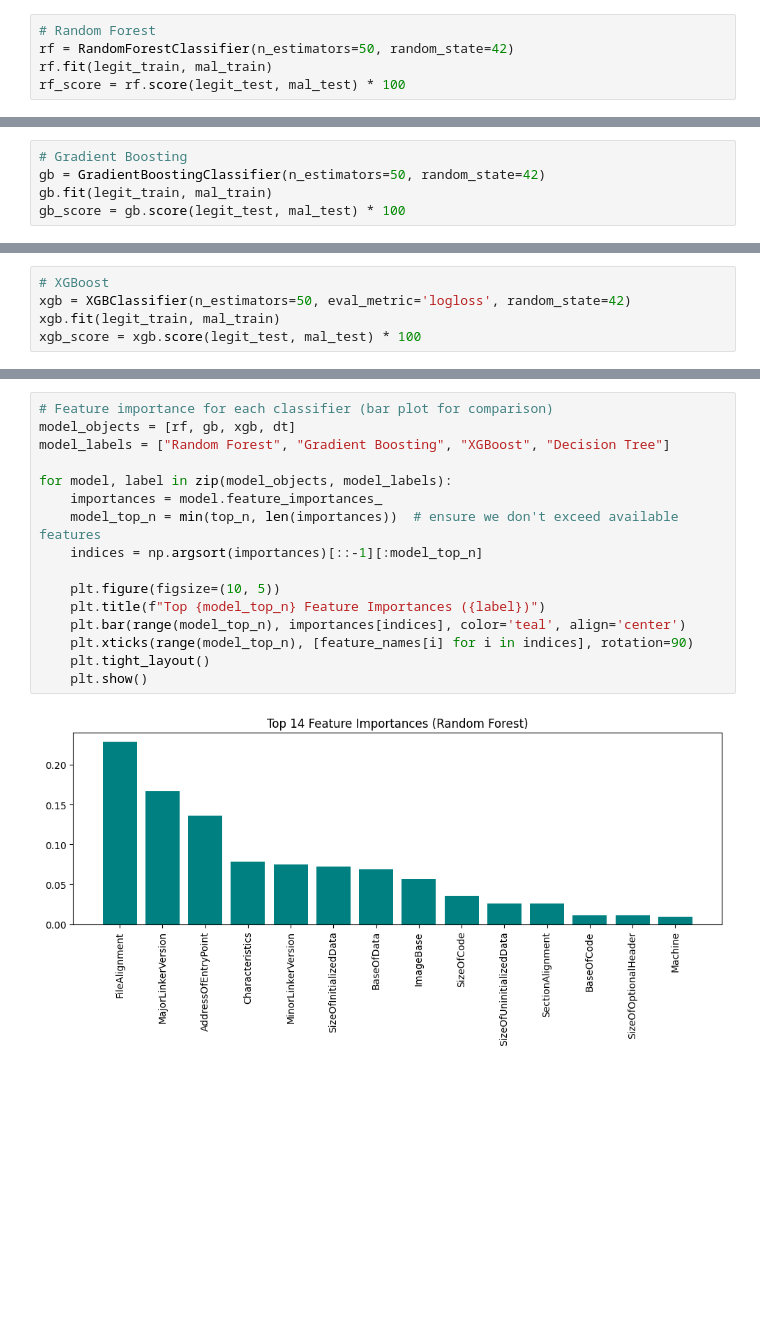
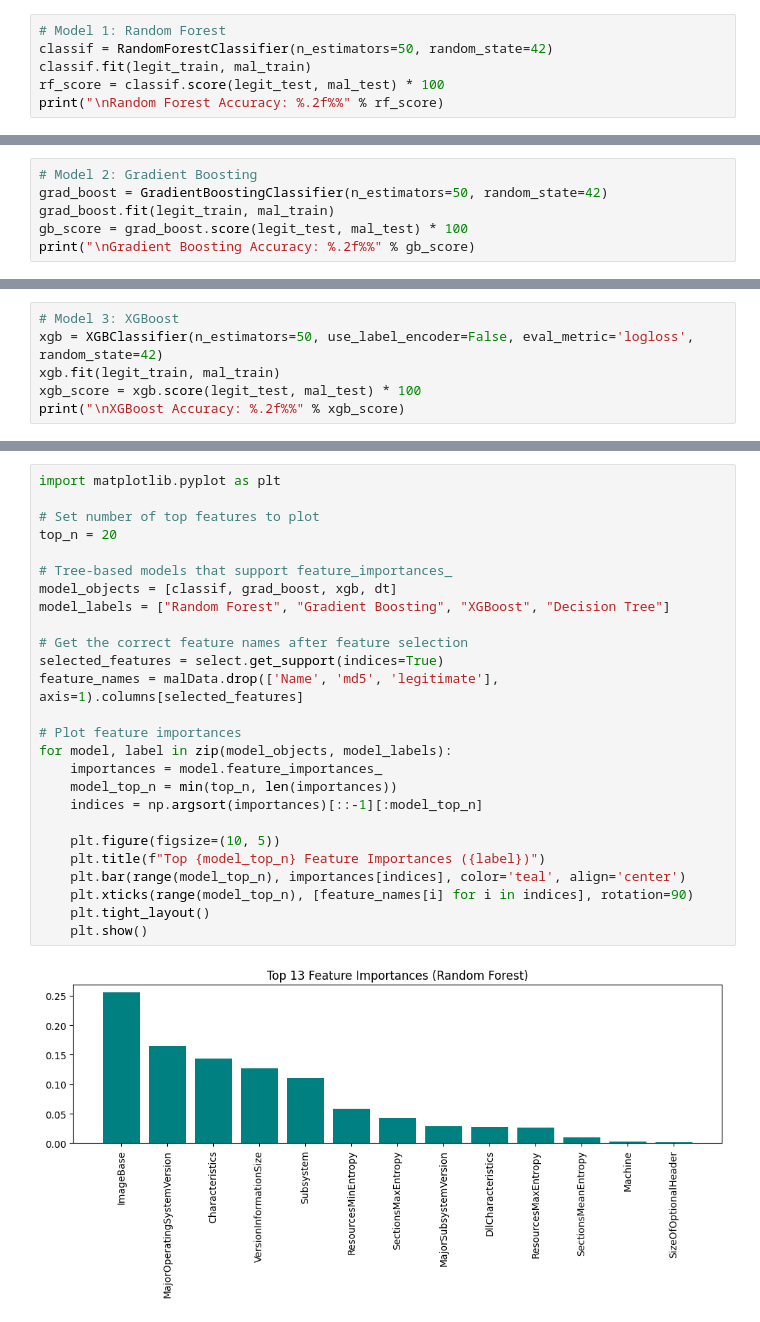
Before and after one commit to LakshitaPanchal/Cyber-Projects, a Jupyter notebook: Malware Detection/Malware_Detection.ipynb, the cells around one changed output, grey strips where cells are left out. Saved outputs shown, nothing was run; the diff lists cells and outputs as text; blank space fills up the shorter version.

```diff
--- a/Malware Detection/Malware_Detection.ipynb
+++ b/Malware Detection/Malware_Detection.ipynb
@@ -40,5 +88,6 @@ from sklearn.svm import SVC
 # %%
-# Random Forest
-rf = RandomForestClassifier(n_estimators=50, random_state=42)
-rf.fit(legit_train, mal_train)
-rf_score = rf.score(legit_test, mal_test) * 100
+# Model 1: Random Forest
+classif = RandomForestClassifier(n_estimators=50, random_state=42)
+classif.fit(legit_train, mal_train)
+rf_score = classif.score(legit_test, mal_test) * 100
+print("\nRandom Forest Accuracy: %.2f%%" % rf_score)
@@ -45,5 +123,6 @@ rf_score = rf.score(legit_test, mal_test) * 100
 # %%
-# Gradient Boosting
-gb = GradientBoostingClassifier(n_estimators=50, random_state=42)
-gb.fit(legit_train, mal_train)
-gb_score = gb.score(legit_test, mal_test) * 100
+# Model 2: Gradient Boosting
+grad_boost = GradientBoostingClassifier(n_estimators=50, random_state=42)
+grad_boost.fit(legit_train, mal_train)
+gb_score = grad_boost.score(legit_test, mal_test) * 100
+print("\nGradient Boosting Accuracy: %.2f%%" % gb_score)
@@ -50,5 +131,6 @@ gb_score = gb.score(legit_test, mal_test) * 100
 # %%
-# XGBoost
-xgb = XGBClassifier(n_estimators=50, eval_metric='logloss', random_state=42)
+# Model 3: XGBoost
+xgb = XGBClassifier(n_estimators=50, use_label_encoder=False, eval_metric='logloss', random_state=42)
 xgb.fit(legit_train, mal_train)
 xgb_score = xgb.score(legit_test, mal_test) * 100
+print("\nXGBoost Accuracy: %.2f%%" % xgb_score)
@@ -106,18 +202,28 @@ plt.show()
 # %%
-# Feature importance for each classifier (bar plot for comparison)
-model_objects = [rf, gb, xgb, dt]
+import matplotlib.pyplot as plt
+
+# Set number of top features to plot
+top_n = 20
+
+# Tree-based models that support feature_importances_
+model_objects = [classif, grad_boost, xgb, dt]
 model_labels = ["Random Forest", "Gradient Boosting", "XGBoost", "Decision Tree"]
 
+# Get the correct feature names after feature selection
+selected_features = select.get_support(indices=True)
+feature_names = malData.drop(['Name', 'md5', 'legitimate'], axis=1).columns[selected_features]
+
+# Plot feature importances
 for model, label in zip(model_objects, model_labels):
     importances = model.feature_importances_
-    model_top_n = min(top_n, len(importances))  # ensure we don't exceed available features
+    model_top_n = min(top_n, len(importances))
     indices = np.argsort(importances)[::-1][:model_top_n]
 
     plt.figure(figsize=(10, 5))
     plt.title(f"Top {model_top_n} Feature Importances ({label})")
     plt.bar(range(model_top_n), importances[indices], color='teal', align='center')
     plt.xticks(range(model_top_n), [feature_names[i] for i in indices], rotation=90)
     plt.tight_layout()
     plt.show()
 # %% [output]
-[figure, old version]
+[figure, new version]
```
Also changed, not shown: parts of 20 cells of this notebook.
